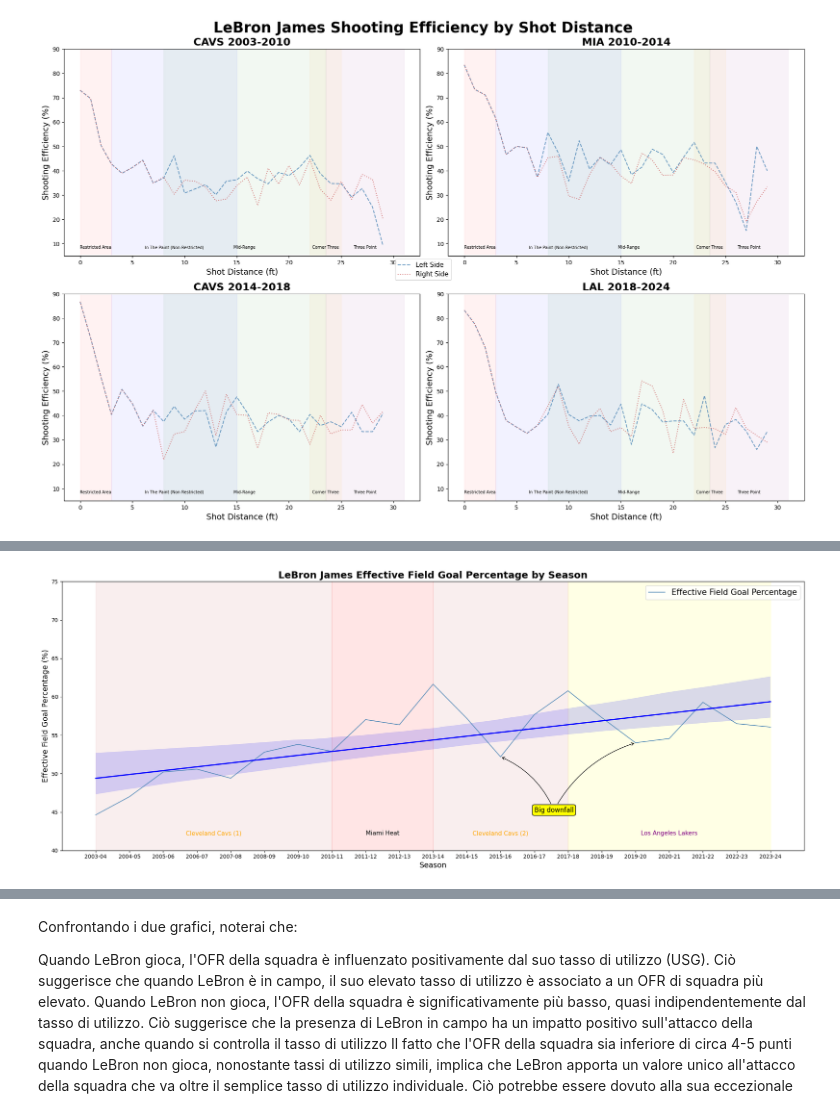
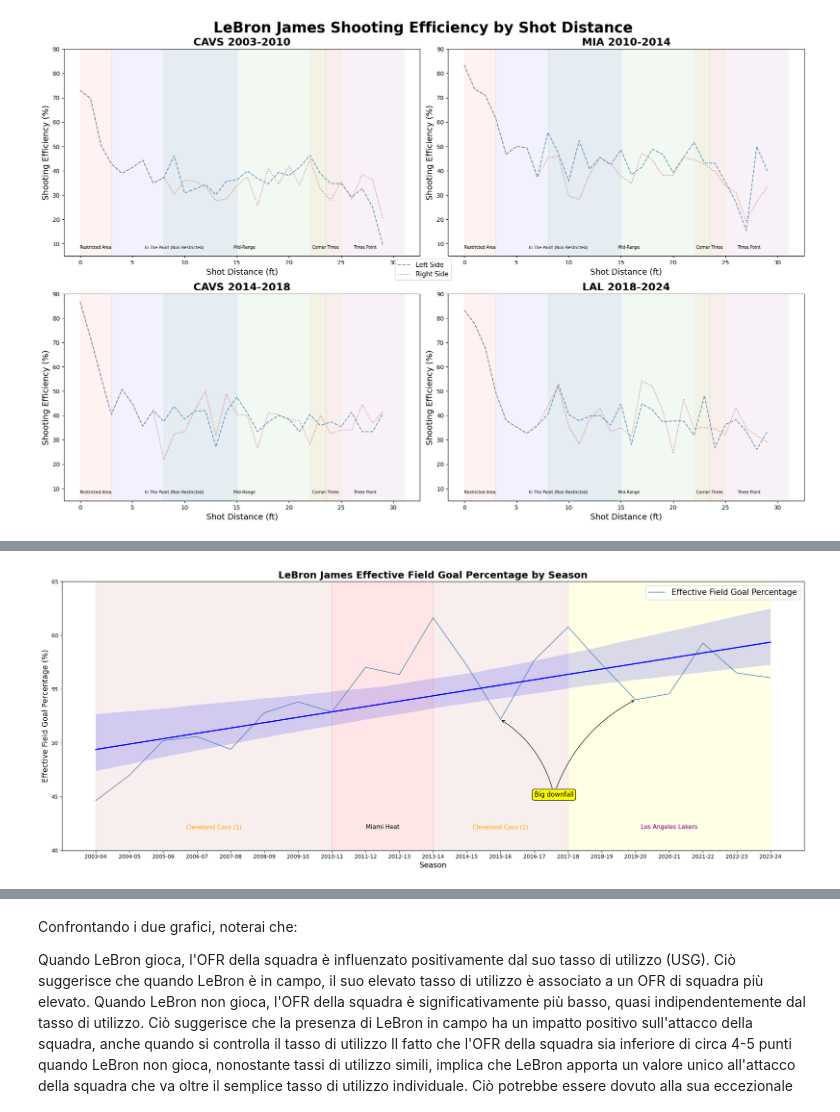
Before and after one commit to francescobortuzzo/DataScienceProject, a Jupyter notebook: creazione_plot/plot.ipynb, the cells around one changed output, grey strips where cells are left out. Drawn from its saved outputs; the diff is of its cells as text; code cells hidden in the pictures.

```diff
--- a/creazione_plot/plot.ipynb
+++ b/creazione_plot/plot.ipynb
@@ -480,7 +488,7 @@ def shooting_efficiency(data, seasons):
 
     #Filter the data by the given seasons
 
-    data = data[data.Season.isin(seasons)]
+    data = data[data.index.get_level_values('Season').isin(seasons)]
 
     #Get the total number of shots attempted for each area
 
@@ -529,7 +537,7 @@ efficiency_data = {
 
 # Iterate over seasons and calculate efficiency for each area
 for season in cavs_1:
-    efficiency = shooting_efficiency(df, [season])
+    efficiency = shooting_efficiency(df_shots, [season])
     for area in efficiency_data:
         efficiency_data[area].append(efficiency[area])
 
@@ -683,8 +751,8 @@ def shooting_efficiency_season(data, seasons):
     efficiency = []
 
     for season in seasons:
-        attempts = data[data.Season == season].shape[0]
-        made = data[(data.Season == season) & (data.FG == 1)].shape[0]
+        attempts = data[data.index.get_level_values('Season') == season].shape[0]
+        made = data[(data.index.get_level_values('Season') == season) & (data.FG == 1)].shape[0]
         efficiency.append(made / attempts * 100)
 
     return efficiency
@@ -763,7 +836,7 @@ def calculate_efg(data, seasons):
     efg = []
 
     for season in seasons:
-        df_season = data[data.Season == season]
+        df_season = data[data.index.get_level_values('Season') == season]
         fg = df_season[df_season.FG == 1].shape[0]
         threes_made = df_season[(df_season.FG == 1) & (df_season.Zone == 'Above the Break 3')].shape[0]
         attemps = df_season.shape[0]
@@ -771,12 +844,14 @@ def calculate_efg(data, seasons):
 
     return efg
 # %%
+import matplotlib.pyplot as plt
+import seaborn as sns
+
 # Supponiamo che la funzione calculate_efg sia già definita e restituisca i dati necessari
-efg = calculate_efg(df, seasons)  # Utilizziamo range(0, 20) per rappresentare le stagioni
+efg = calculate_efg(df_shots, seasons)  # Utilizziamo range(0, 20) per rappresentare le stagioni
 
 # Converti range(0, 20) in una lista di numeri interi
 seasons_numeric = list(range(0, 21))
-
 
 # Imposta la dimensione del grafico
 fig, ax = plt.subplots(figsize=(20, 8))
@@ -784,44 +859,51 @@ fig, ax = plt.subplots(figsize=(20, 8))
 # Limiti dell'asse y
 plt.ylim(40, 75)
 
-# Plot the data for three-point shooting efficiency
+# Plot the data for effective field goal percentage
 plt.plot(seasons, efg, label='Effective Field Goal Percentage', color='steelblue', alpha=0.8, linestyle='-')
 
 # Define eras and their respective plot areas with colors and text
 eras = [
     ('Cleveland Cavs (1)', 0, 7, 'indianred'),
     ('Miami Heat', 7, 10, 'red'),
     ('Cleveland Cavs (2)', 10, 14, 'indianred'),
     ('Los Angeles Lakers', 14, 20, 'yellow')
 ]
+text_colors = ['orange', 'black', 'orange', 'purple']
 
-text_color = ['orange', 'black', 'orange', 'purple']
-
-for era, d, d2, color in eras:
-    plt.fill_between([d, d2], 0, 100, color=color, alpha=0.1)
-    plt.text((d + d2) / 2, 42, era, fontsize=11, ha='center', color=text_color[eras.index((era, d, d2, color))])
-
+# Plot shaded areas and labels for each era
+for (era, start, end, color), text_color in zip(eras, text_colors):
+    plt.fill_between([start, end], 0, 100, color=color, alpha=0.1)
+    plt.text((start + end) / 2, 42, era, fontsize=11, ha='center', color=text_color)
 
 # Add legend
 plt.legend(loc='upper right', fontsize=15)
 
 # Annotate poor shooting seasons
-plt.annotate('Big downfall', xy=(12, efg[12]), xytext=(13, 45), fontsize=12,
-             arrowprops=dict(arrowstyle="->", connectionstyle="arc3,rad=.2", color='k'),
-             bbox=dict(boxstyle="round,pad=0.3", edgecolor='black', facecolor='yellow'))
+annotations = [
+    {'text': 'Big downfall', 'xy': (12, efg[12]), 'xytext': (13, 45), 'rad': 0.2},
+    {'text': 'Big downfall', 'xy': (16, efg[16]), 'xytext': (13, 45), 'rad': -0.2}
+]
 
-plt.annotate('Big downfall', xy=(16, efg[16]), xytext=(13, 45), fontsize=12,
-             arrowprops=dict(arrowstyle="->", connectionstyle="arc3,rad=-.2", color='k'),
-             bbox=dict(boxstyle="round,pad=0.3", edgecolor='black', facecolor='yellow'))
+for annotation in annotations:
+    plt.annotate(
+        annotation['text'], xy=annotation['xy'], xytext=annotation['xytext'], fontsize=12,
+        arrowprops=dict(arrowstyle="->", connectionstyle=f"arc3,rad={annotation['rad']}", color='k'),
+        bbox=dict(boxstyle="round,pad=0.3", edgecolor='black', facecolor='yellow')
+    )
+
 # Plot regression line using seaborn
 sns.regplot(x=seasons_numeric, y=efg, scatter=False, ax=ax, line_kws={"color": "b"})
+
+#set lim
+plt.ylim(40, 65)
 
 # Add labels and title
 plt.xlabel('Season', fontsize=14)
 plt.ylabel('Effective Field Goal Percentage (%)', fontsize=14)
 plt.title('LeBron James Effective Field Goal Percentage by Season', fontsize=18, fontweight='bold')
 
 plt.tight_layout()
 plt.show()
 # %% [output]
-[figure, old version]
+[figure, new version]
```
Also changed, not shown: parts of 40 cells of this notebook, 10 other files.
